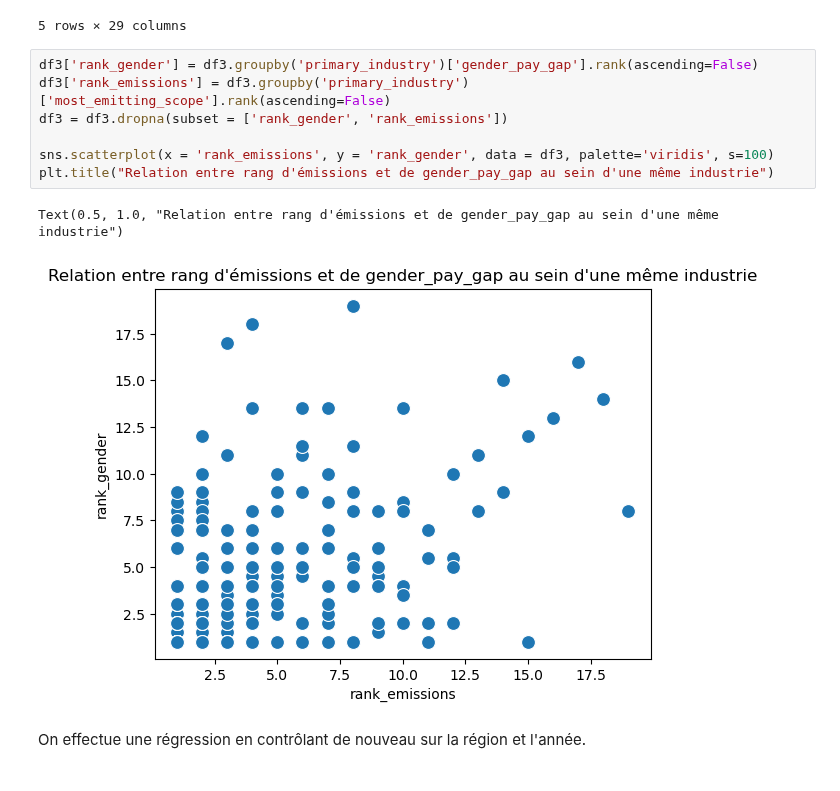
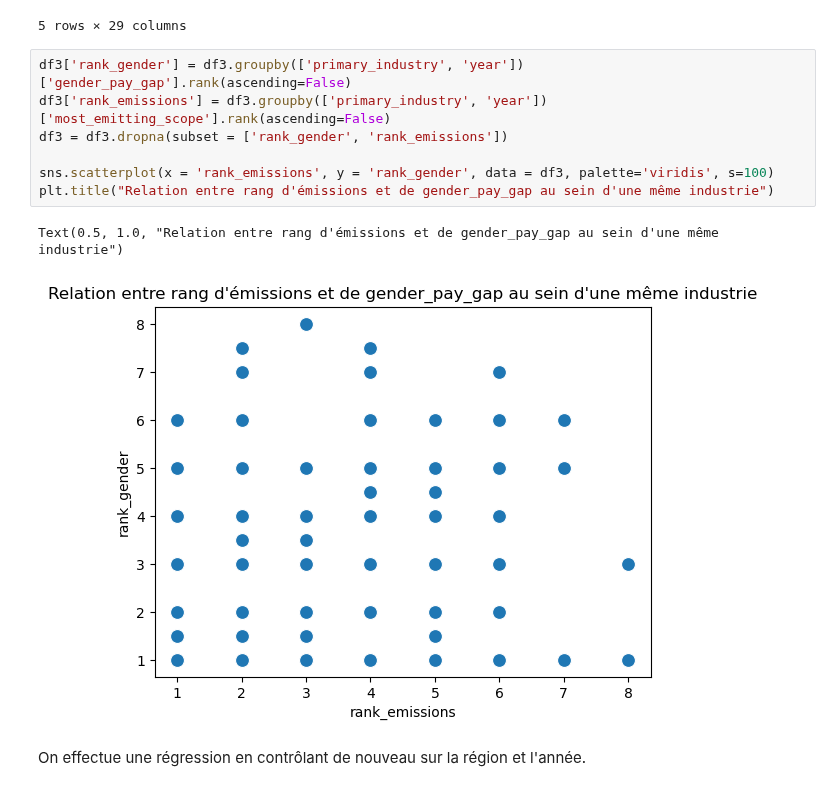
Before and after one commit to pierperri/StatApp, a Jupyter notebook: Rapport intermédiaire.ipynb, the cells around one changed output. Cells and saved outputs as stored; diff of their text form.

```diff
--- a/Rapport intermédiaire.ipynb
+++ b/Rapport intermédiaire.ipynb
@@ -205,15 +206,15 @@ df3.head(5)
 | 6 | 0fc16315-00da-4223-9cd5-0b09f6274aeb | 2020 | Microsoft Corporation | NasdaqGS:MSFT | INR2EJN1ERAN0W5ZP974 | US5949181045 | Microsoft Corporation develops, l... | United States and Canada | United States | ... |
 5 rows × 29 columns
 # %%
-df3['rank_gender'] = df3.groupby('primary_industry')['gender_pay_gap'].rank(ascending=False)
-df3['rank_emissions'] = df3.groupby('primary_industry')['most_emitting_scope'].rank(ascending=False)
+df3['rank_gender'] = df3.groupby(['primary_industry', 'year'])['gender_pay_gap'].rank(ascending=False)
+df3['rank_emissions'] = df3.groupby(['primary_industry', 'year'])['most_emitting_scope'].rank(ascending=False)
 df3 = df3.dropna(subset = ['rank_gender', 'rank_emissions'])
 
 sns.scatterplot(x = 'rank_emissions', y = 'rank_gender', data = df3, palette='viridis', s=100)
 plt.title("Relation entre rang d'émissions et de gender_pay_gap au sein d'une même industrie")
 # %% [output]
 Text(0.5, 1.0, "Relation entre rang d'émissions et de gender_pay_gap au sein d'une même industrie")
-[figure, old version]
+[figure, new version]
 # %% [markdown]
 On effectue une régression en contrôlant de nouveau sur la région et l'année.
 # %%
```
Also changed, not shown: parts of 4 cells of this notebook.
